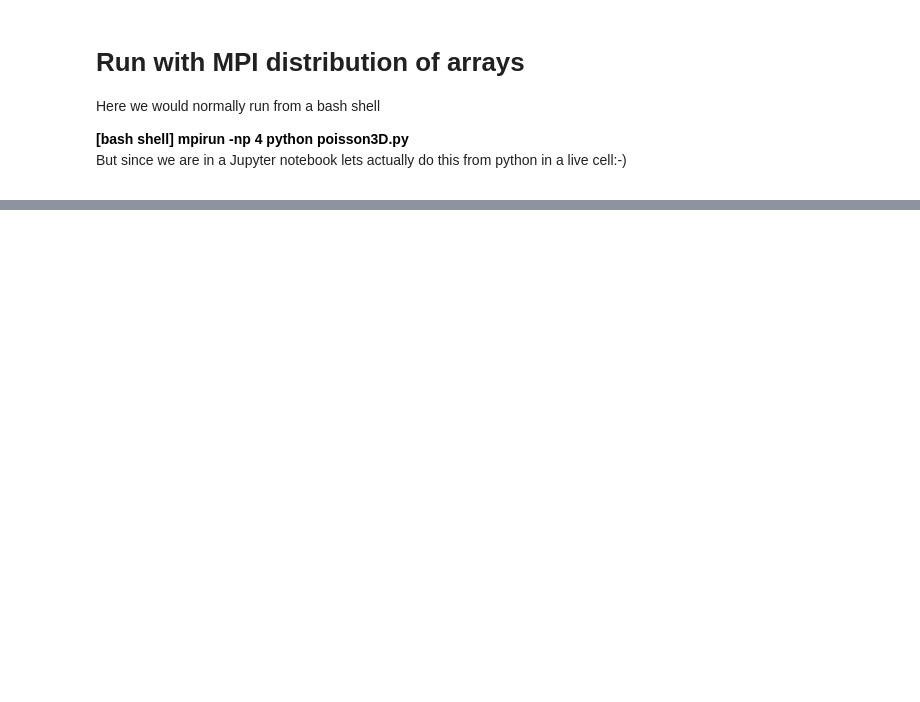
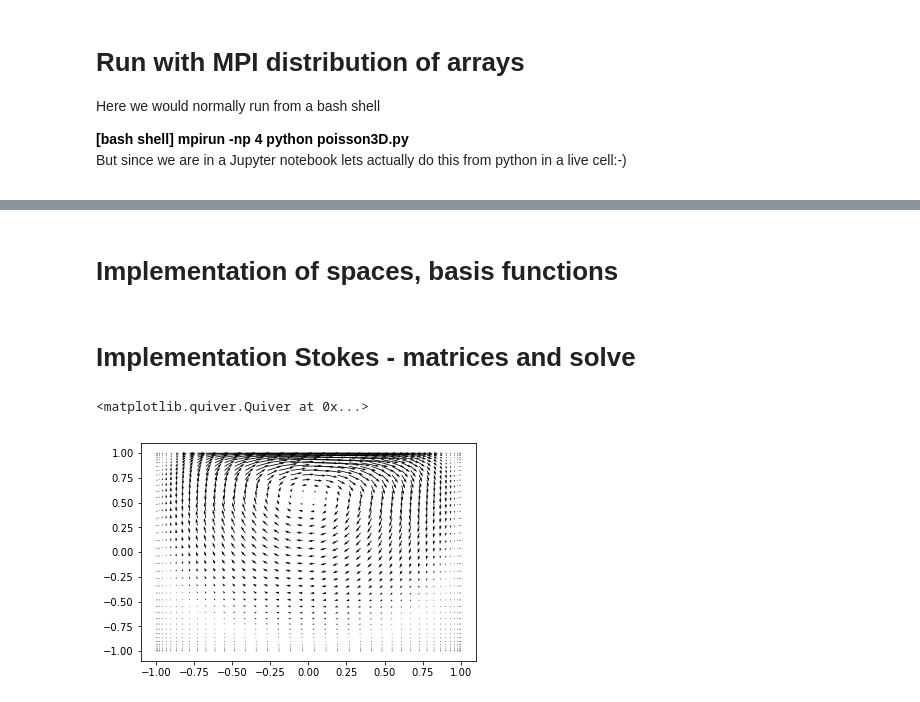
Before and after one commit to spectralDNS/shenfun, a Jupyter notebook: binder/Shenfun presentation.ipynb, the cells around one changed output, grey strips where cells are left out. Saved outputs shown, nothing was run; the diff lists cells and outputs as text; code cells hidden in the pictures; blank space fills up the shorter version.

```diff
--- a/binder/Shenfun presentation.ipynb
+++ b/binder/Shenfun presentation.ipynb
@@ -424,0 +543,2 @@ MPI is handled under the hood by [`mpi4py-fft`](https://bitbucket.org/mpi4py/mpi
+# %% [markdown]
+# Implementation of spaces, basis functions
@@ -424,0 +570,33 @@ MPI is handled under the hood by [`mpi4py-fft`](https://bitbucket.org/mpi4py/mpi
+# %% [markdown]
+# Implementation Stokes - matrices and solve
+# %%
+# Assemble matrices
+A = inner(grad(v), grad(u))
+G = inner(div(v), p)
+D = inner(q, div(u))
+
+# Extract the boundary matrices
+bc_mats = extract_bc_matrices([A, G, D])
+
+# Create Block matrix
+M = BlockMatrix(A+G+D)
+BM = BlockMatrix(bc_mats)
+
+# Add contribution to rhs from inhomogeneous basis
+up_hat = Function(VQ)
+D1Y.bc.apply_after(up_hat[0][0], True) # due to inhomogen bcs
+fh_hat = Function(VQ)
+fh_hat = BM.matvec(-up_hat, fh_hat)
+
+# Solve Stokes problem. Note constraint for pressure
+up_hat = M.solve(fh_hat, u=up_hat, integral_constraint=(2, 0))
+
+# Move solution to Array in real space
+up = up_hat.backward()
+u_, p_ = up
+# %%
+X = Q.local_mesh(True)
+plt.quiver(X[0], X[1], u_[0], u_[1])
+# %% [output]
+<matplotlib.quiver.Quiver at 0x...>
+[figure, added]
```
Also changed, not shown: parts of 47 cells of this notebook, 6 other files.
